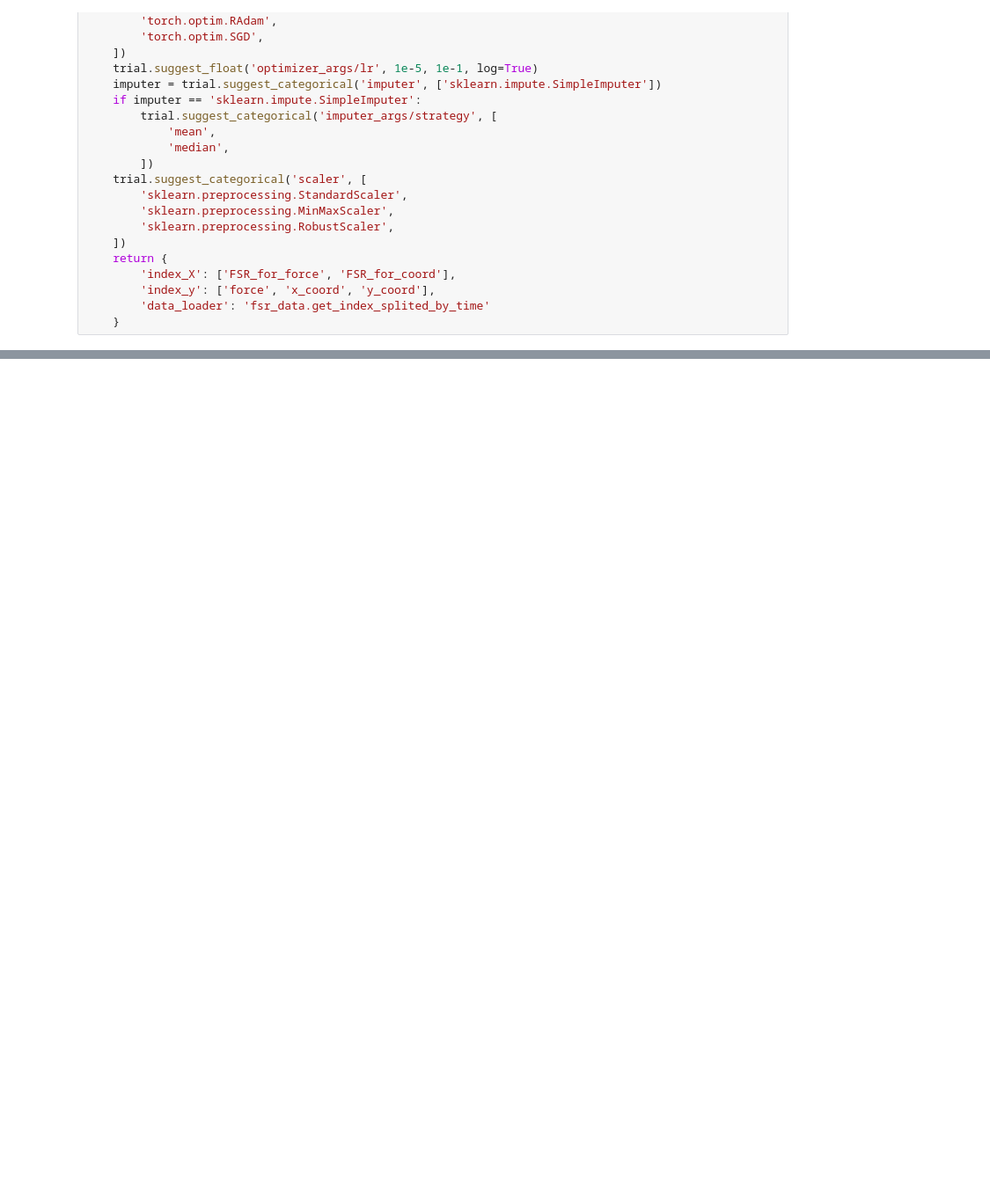
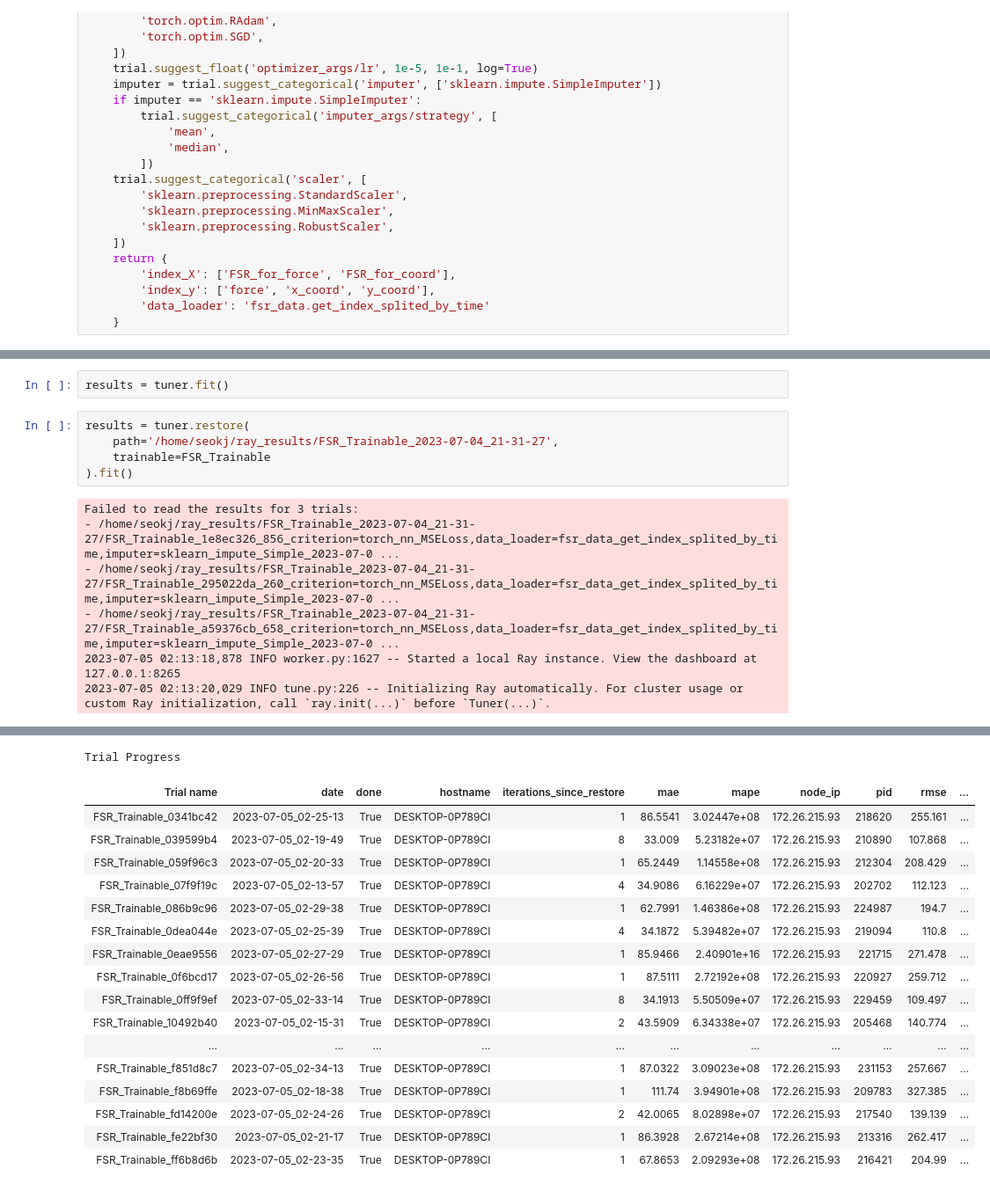
Before and after one commit to seokjin1013/FSR-prediction, a Jupyter notebook: task1.ipynb, the cells around one changed output, grey strips where cells are left out. Shown at 88% size. Saved outputs shown, nothing was run; the diff lists cells and outputs as text; blank space fills up the shorter version.

```diff
--- a/task1.ipynb
+++ b/task1.ipynb
@@ -163,0 +100,14 @@ Trial Progress
+# %%
+results = tuner.fit()
+# %%
+results = tuner.restore(
+    path='/home/seokj/ray_results/FSR_Trainable_2023-07-04_21-31-27',
+    trainable=FSR_Trainable
+).fit()
+# %% [output]
+Failed to read the results for 3 trials:
+- /home/seokj/ray_results/FSR_Trainable_2023-07-04_21-31-27/FSR_Trainable_1e8ec326_856_criterion=torch_nn_MSELoss,data_loader=fsr_data_get_index_splited_by_time,imputer=sklearn_impute_Simple_2023-07-0 ...
+- /home/seokj/ray_results/FSR_Trainable_2023-07-04_21-31-27/FSR_Trainable_295022da_260_criterion=torch_nn_MSELoss,data_loader=fsr_data_get_index_splited_by_time,imputer=sklearn_impute_Simple_2023-07-0 ...
+- /home/seokj/ray_results/FSR_Trainable_2023-07-04_21-31-27/FSR_Trainable_a59376cb_658_criterion=torch_nn_MSELoss,data_loader=fsr_data_get_index_splited_by_time,imputer=sklearn_impute_Simple_2023-07-0 ...
+2023-07-05 02:13:18,878 INFO worker.py:1627 -- Started a local Ray instance. View the dashboard at 127.0.0.1:8265
+2023-07-05 02:13:20,029 INFO tune.py:226 -- Initializing Ray automatically. For cluster usage or custom Ray initialization, call `ray.init(...)` before `Tuner(...)`.
@@ -163,0 +121,18 @@ Trial Progress
+Trial Progress
+| Trial name | date | done | hostname | iterations_since_restore | mae | mape | node_ip | pid | rmse | ... |
+| FSR_Trainable_0341bc42 | 2023-07-05_02-25-13 | True | DESKTOP-0P789CI | 1 | 86.5541 | 3.02447e+08 | 172.26.215.93 | 218620 | 255.161 | ... |
+| FSR_Trainable_039599b4 | 2023-07-05_02-19-49 | True | DESKTOP-0P789CI | 8 | 33.009 | 5.23182e+07 | 172.26.215.93 | 210890 | 107.868 | ... |
+| FSR_Trainable_059f96c3 | 2023-07-05_02-20-33 | True | DESKTOP-0P789CI | 1 | 65.2449 | 1.14558e+08 | 172.26.215.93 | 212304 | 208.429 | ... |
+| FSR_Trainable_07f9f19c | 2023-07-05_02-13-57 | True | DESKTOP-0P789CI | 4 | 34.9086 | 6.16229e+07 | 172.26.215.93 | 202702 | 112.123 | ... |
+| FSR_Trainable_086b9c96 | 2023-07-05_02-29-38 | True | DESKTOP-0P789CI | 1 | 62.7991 | 1.46386e+08 | 172.26.215.93 | 224987 | 194.7 | ... |
+| FSR_Trainable_0dea044e | 2023-07-05_02-25-39 | True | DESKTOP-0P789CI | 4 | 34.1872 | 5.39482e+07 | 172.26.215.93 | 219094 | 110.8 | ... |
+| FSR_Trainable_0eae9556 | 2023-07-05_02-27-29 | True | DESKTOP-0P789CI | 1 | 85.9466 | 2.40901e+16 | 172.26.215.93 | 221715 | 271.478 | ... |
+| FSR_Trainable_0f6bcd17 | 2023-07-05_02-26-56 | True | DESKTOP-0P789CI | 1 | 87.5111 | 2.72192e+08 | 172.26.215.93 | 220927 | 259.712 | ... |
+| FSR_Trainable_0ff9f9ef | 2023-07-05_02-33-14 | True | DESKTOP-0P789CI | 8 | 34.1913 | 5.50509e+07 | 172.26.215.93 | 229459 | 109.497 | ... |
+| FSR_Trainable_10492b40 | 2023-07-05_02-15-31 | True | DESKTOP-0P789CI | 2 | 43.5909 | 6.34338e+07 | 172.26.215.93 | 205468 | 140.774 | ... |
+| ... | ... | ... | ... | ... | ... | ... | ... | ... | ... | ... |
+| FSR_Trainable_f851d8c7 | 2023-07-05_02-34-13 | True | DESKTOP-0P789CI | 1 | 87.0322 | 3.09023e+08 | 172.26.215.93 | 231153 | 257.667 | ... |
+| FSR_Trainable_f8b69ffe | 2023-07-05_02-18-38 | True | DESKTOP-0P789CI | 1 | 111.74 | 3.94901e+08 | 172.26.215.93 | 209783 | 327.385 | ... |
+| FSR_Trainable_fd14200e | 2023-07-05_02-24-26 | True | DESKTOP-0P789CI | 2 | 42.0065 | 8.02898e+07 | 172.26.215.93 | 217540 | 139.139 | ... |
+| FSR_Trainable_fe22bf30 | 2023-07-05_02-21-17 | True | DESKTOP-0P789CI | 1 | 86.3928 | 2.67214e+08 | 172.26.215.93 | 213316 | 262.417 | ... |
+| FSR_Trainable_ff6b8d6b | 2023-07-05_02-23-35 | True | DESKTOP-0P789CI | 1 | 67.8653 | 2.09293e+08 | 172.26.215.93 | 216421 | 204.99 | ... |
```
Also changed, not shown: parts of 4 cells of this notebook, 12 other files.
